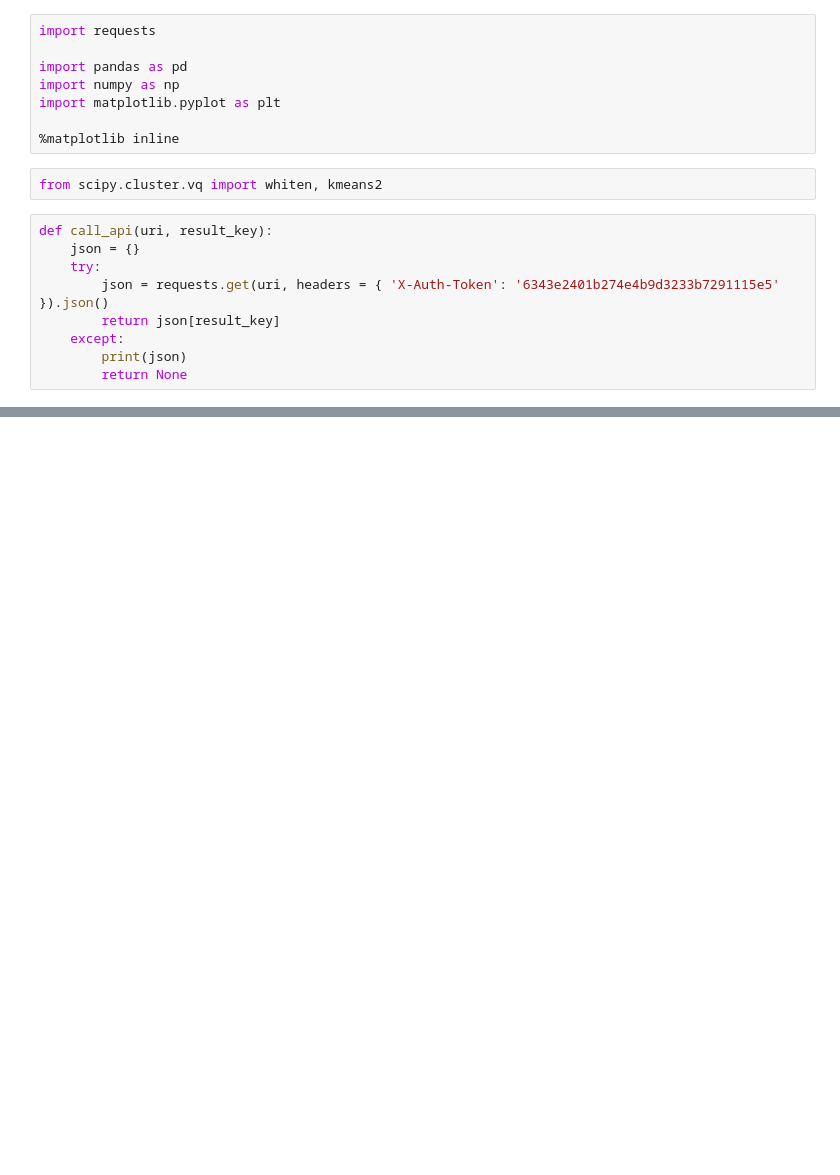
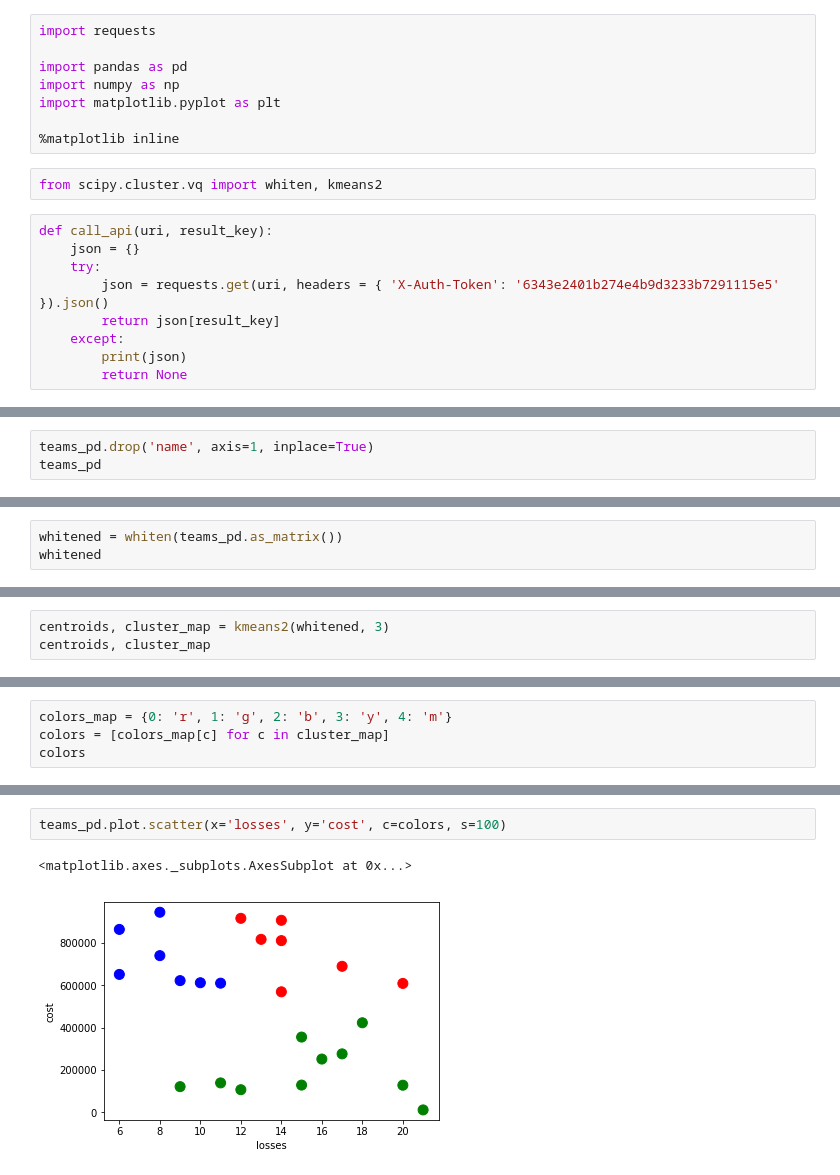
Before and after one commit to ShTurmanAVP/netology-py-11, a Jupyter notebook: teams_kmeans_clusterization.ipynb, the cells around one changed output, grey strips where cells are left out. Saved outputs shown, nothing was run; the diff lists cells and outputs as text; blank space fills up the shorter version.

```diff
--- a/teams_kmeans_clusterization.ipynb
+++ b/teams_kmeans_clusterization.ipynb
@@ -79,0 +126,3 @@ TypeError: 'NoneType' object is not iterable
+# %%
+teams_pd.drop('name', axis=1, inplace=True)
+teams_pd
@@ -79,0 +147,3 @@ TypeError: 'NoneType' object is not iterable
+# %%
+whitened = whiten(teams_pd.as_matrix())
+whitened
@@ -79,0 +168,3 @@ TypeError: 'NoneType' object is not iterable
+# %%
+centroids, cluster_map = kmeans2(whitened, 3)
+centroids, cluster_map
@@ -79,0 +177,4 @@ TypeError: 'NoneType' object is not iterable
+# %%
+colors_map = {0: 'r', 1: 'g', 2: 'b', 3: 'y', 4: 'm'}
+colors = [colors_map[c] for c in cluster_map]
+colors
@@ -79,0 +199,5 @@ TypeError: 'NoneType' object is not iterable
+# %%
+teams_pd.plot.scatter(x='losses', y='cost', c=colors, s=100)
+# %% [output]
+<matplotlib.axes._subplots.AxesSubplot at 0x...>
+[figure, added]
```
Also changed, not shown: parts of 14 cells of this notebook.
